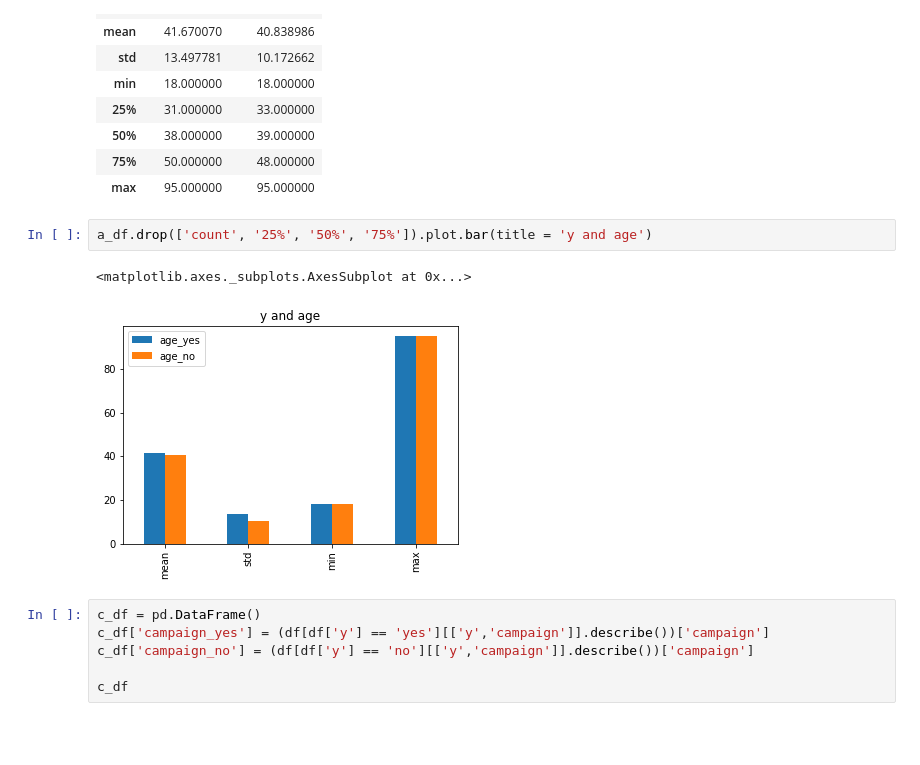
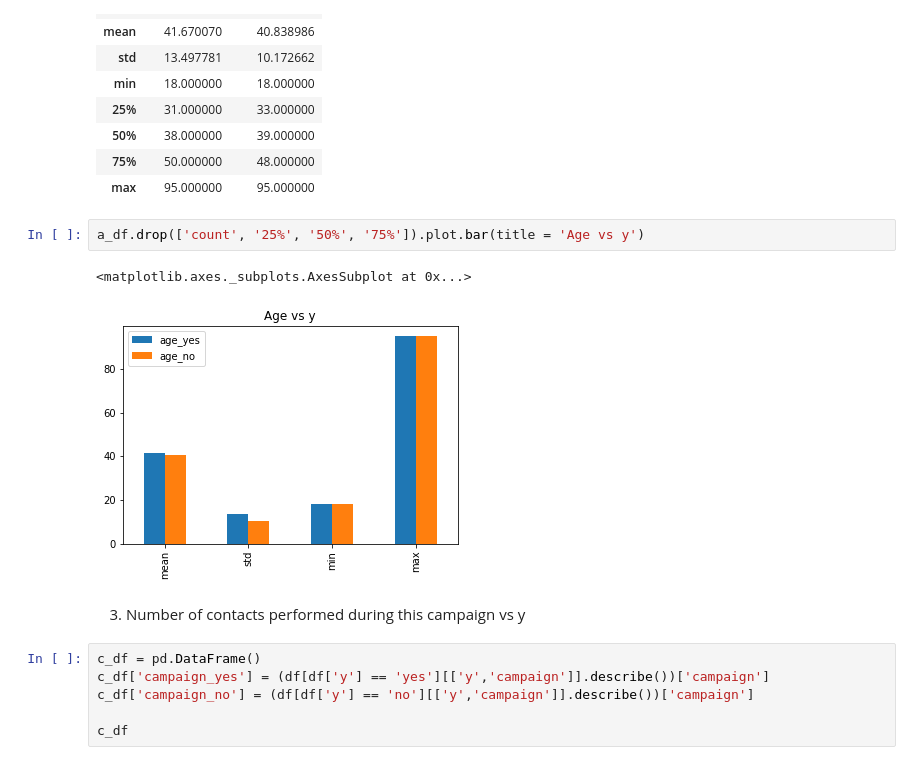
Before and after one commit to manm0han/bank_marketing_effectiveness, a Jupyter notebook: Bank_Marketing_Effectiveness_Prediction_Capstone_Project.ipynb, the cells around one changed output. Drawn from its saved outputs; the diff is of its cells as text; blank space fills up the shorter version.

```diff
--- a/Bank_Marketing_Effectiveness_Prediction_Capstone_Project.ipynb
+++ b/Bank_Marketing_Effectiveness_Prediction_Capstone_Project.ipynb
@@ -293,10 +301,12 @@ a_df
 | 75% | 50.000000 | 48.000000 |
 | max | 95.000000 | 95.000000 |
 # %%
-a_df.drop(['count', '25%', '50%', '75%']).plot.bar(title = 'y and age')
+a_df.drop(['count', '25%', '50%', '75%']).plot.bar(title = 'Age vs y')
 # %% [output]
 <matplotlib.axes._subplots.AxesSubplot at 0x...>
-[figure, old version]
+[figure, new version]
+# %% [markdown]
+3. Number of contacts performed during this campaign vs y
 # %%
 c_df = pd.DataFrame()
 c_df['campaign_yes'] = (df[df['y'] == 'yes'][['y','campaign']].describe())['campaign']
```
Also changed, not shown: parts of 20 cells of this notebook.
